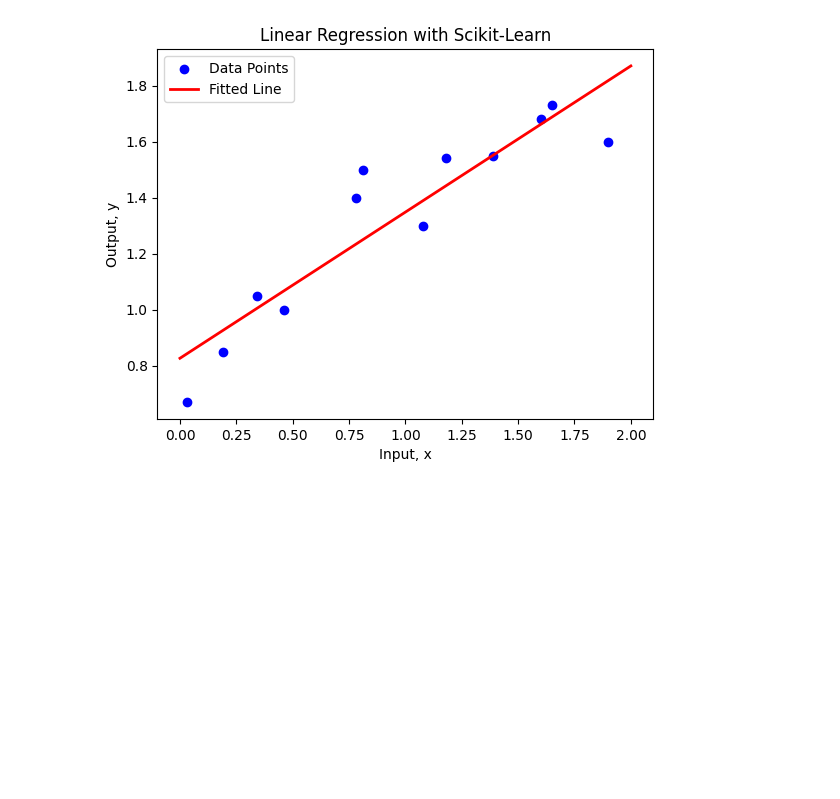
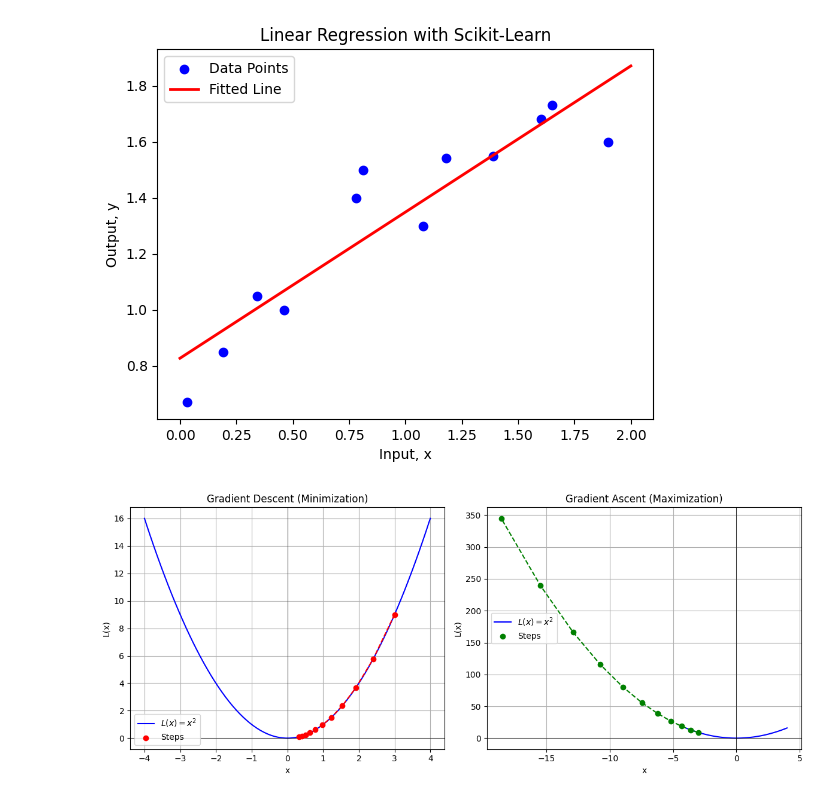
Before and after one commit to profmohamed/DL-Course-UDL-Book-Based-, a Jupyter notebook: Implementations/LinearRegression.ipynb, the cells around one changed output. Saved outputs shown, nothing was run; the diff lists cells and outputs as text; code cells hidden in the pictures; blank space fills up the shorter version.

```diff
--- a/Implementations/LinearRegression.ipynb
+++ b/Implementations/LinearRegression.ipynb
@@ -198,3 +198,74 @@ Output (y): [0.67 0.85 1.05 1.   1.4  1.5  1.3  1.54 1.55 1.68 1.73 1.6 ]
 Learned parameters: phi0 = 0.826, phi1 = 0.522
 Mean Squared Error (MSE) Loss: 0.017
 [figure]
+# %%
+# supplementayr part to show gradient descent import numpy as np
+import numpy as np
+import matplotlib.pyplot as plt
+
+# Define the function and its derivative
+def loss_function(x):
+    return x**2
+
+def gradient(x):
+    return 2*x  # Derivative of x^2
+
+# Parameters
+learning_rate = 0.1  # Step size
+iterations = 10
+
+# Initial points for descent and ascent
+x_min = 3   # Start for gradient descent
+x_max = -3  # Start for gradient ascent
+
+# Store values for visualization
+x_vals = np.linspace(-4, 4, 100)
+y_vals = loss_function(x_vals)
+
+# Perform Gradient Descent (Minimization)
+x_descent = [x_min]
+y_descent = [loss_function(x_min)]
+for _ in range(iterations):
+    x_min -= learning_rate * gradient(x_min)
+    x_descent.append(x_min)
+    y_descent.append(loss_function(x_min))
+
+# Perform Gradient Ascent (Maximization)
+x_ascent = [x_max]
+y_ascent = [loss_function(x_max)]
+for _ in range(iterations):
+    x_max += learning_rate * gradient(x_max)
+    x_ascent.append(x_max)
+    y_ascent.append(loss_function(x_max))
+
+# Create the figure with 2 subplots
+fig, axes = plt.subplots(1, 2, figsize=(12, 5))
+
+# Gradient Descent Plot
+axes[0].plot(x_vals, y_vals, label=r'$L(x) = x^2$', color='blue')
+axes[0].scatter(x_descent, y_descent, color='red', label="Steps", zorder=3)
+axes[0].plot(x_descent, y_descent, color='red', linestyle="dashed")
+axes[0].set_title("Gradient Descent (Minimization)")
+axes[0].set_xlabel("x")
+axes[0].set_ylabel("L(x)")
+axes[0].axhline(0, color="black", linewidth=0.5)
+axes[0].axvline(0, color="black", linewidth=0.5)
+axes[0].legend()
+axes[0].grid()
+
+# Gradient Ascent Plot
+axes[1].plot(x_vals, y_vals, label=r'$L(x) = x^2$', color='blue')
+axes[1].scatter(x_ascent, y_ascent, color='green', label="Steps", zorder=3)
+axes[1].plot(x_ascent, y_ascent, color='green', linestyle="dashed")
+axes[1].set_title("Gradient Ascent (Maximization)")
+axes[1].set_xlabel("x")
+axes[1].set_ylabel("L(x)")
+axes[1].axhline(0, color="black", linewidth=0.5)
+axes[1].axvline(0, color="black", linewidth=0.5)
+axes[1].legend()
+axes[1].grid()
+
+plt.tight_layout()
+plt.show()
+# %% [output]
+[figure, added]
```
